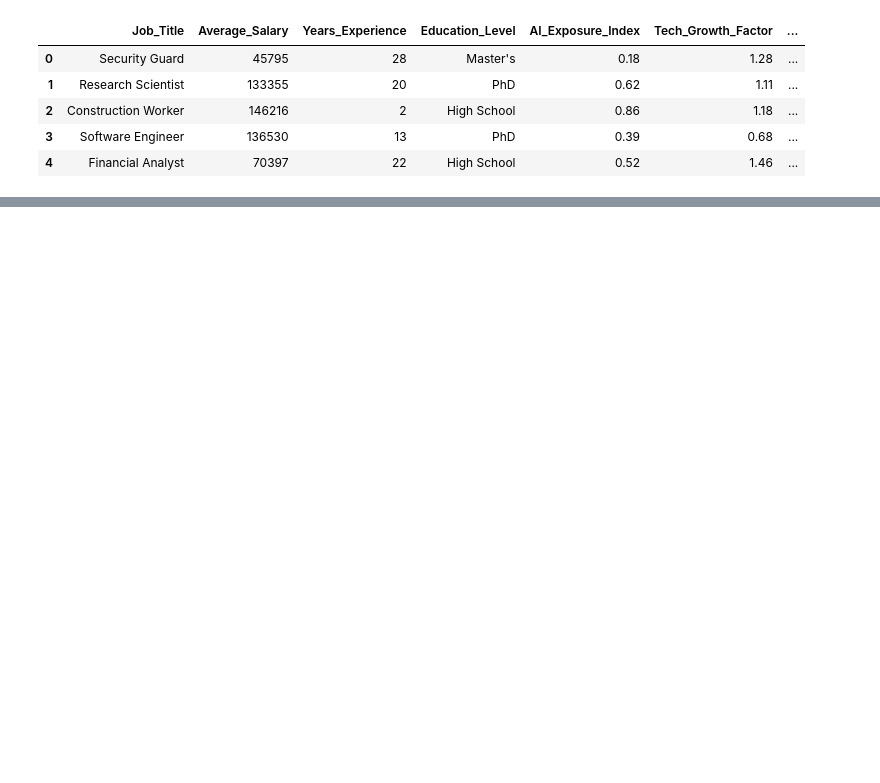
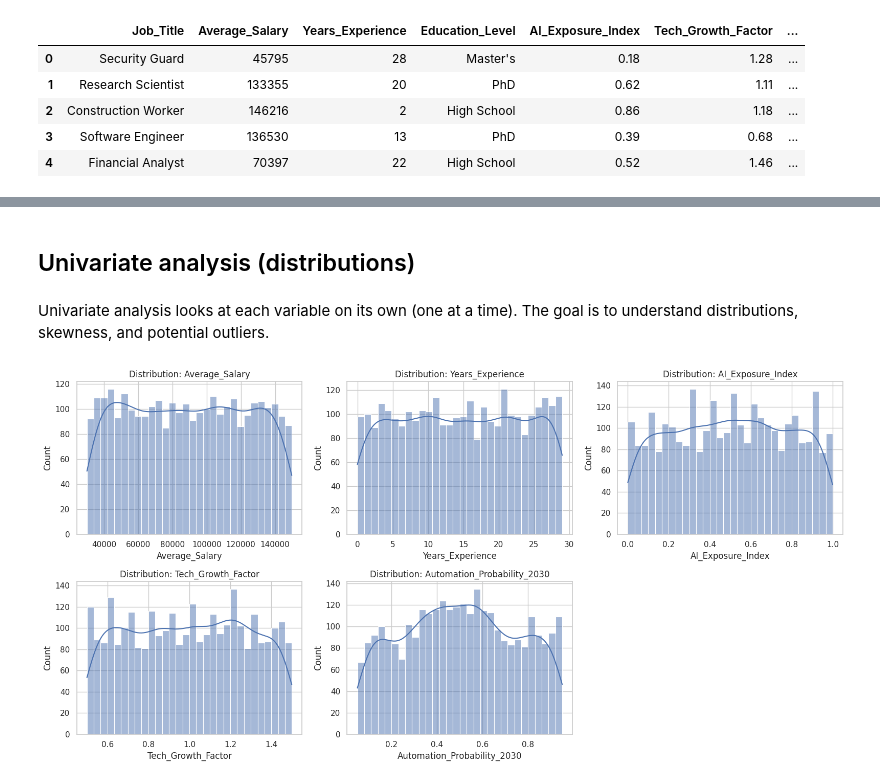
Before and after one commit to AlexandreVilaca1/ai-impact, a Jupyter notebook: EDA.ipynb, the cells around one changed output, grey strips where cells are left out. Saved outputs shown, nothing was run; the diff lists cells and outputs as text; code cells hidden in the pictures; blank space fills up the shorter version.

```diff
--- a/EDA.ipynb
+++ b/EDA.ipynb
@@ -21,12 +25,17 @@ This notebook will follow the steps below:
 # %%
 # Import required libraries
 
-# Data processing libraries
+# Data processing
 import pandas as pd
 import numpy as np
 
-# Data Visualization Libraries
+# Visualization
 import matplotlib.pyplot as plt
 import seaborn as sns
+
+# Settings
+pd.set_option('display.max_columns', 200)
+pd.set_option('display.width', 120)
+sns.set_theme(style='whitegrid')
 # %% [markdown]
 ## Load data
@@ -45,0 +127,9 @@ df.head()
+# %%
+num_cols = df.select_dtypes(include=np.number).columns.tolist()
+cat_cols = df.select_dtypes(exclude=np.number).columns.tolist()
+
+print('Numeric:', num_cols)
+print('Categorical:', cat_cols)
+
+# Descriptive stats for numeric columns
+df[num_cols].describe().T
@@ -45,0 +155,5 @@ df.head()
+# %%
+# Frequency tables for categorical variables
+for col in cat_cols:
+    print(f'\n{col}:')
+    display(df[col].value_counts(dropna=False).head(10))
@@ -45,0 +187,20 @@ df.head()
+# %% [markdown]
+## Univariate analysis (distributions)
+# %% [markdown]
+Univariate analysis looks at each variable on its own (one at a time). The goal is to understand distributions, skewness, and potential outliers.
+# %%
+# Distributions of key numeric variables
+main_numeric = ['Average_Salary', 'Years_Experience', 'AI_Exposure_Index', 'Tech_Growth_Factor', 'Automation_Probability_2030']
+main_numeric = [c for c in main_numeric if c in df.columns]
+
+fig, axes = plt.subplots(2, 3, figsize=(16, 8))
+axes = axes.flatten()
+for i, col in enumerate(main_numeric):
+    sns.histplot(df[col], kde=True, ax=axes[i], bins=30)
+    axes[i].set_title(f'Distribution: {col}')
+for j in range(i + 1, len(axes)):
+    axes[j].axis('off')
+plt.tight_layout()
+plt.show()
+# %% [output]
+[figure, added]
```
Also changed, not shown: parts of 29 cells of this notebook.
